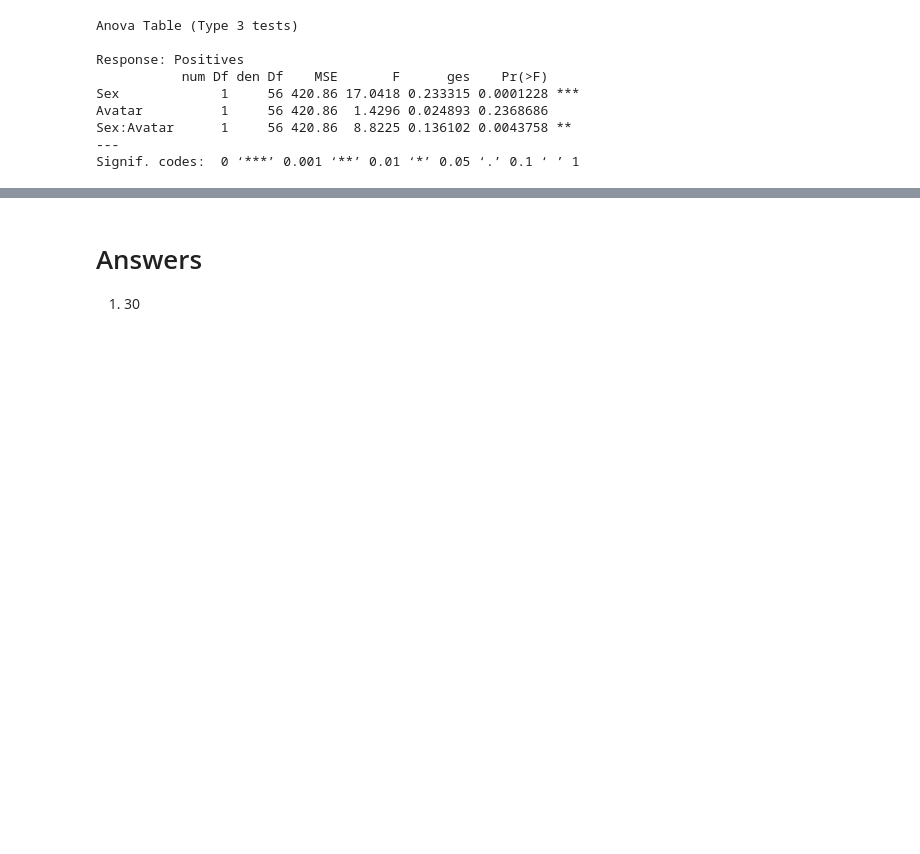
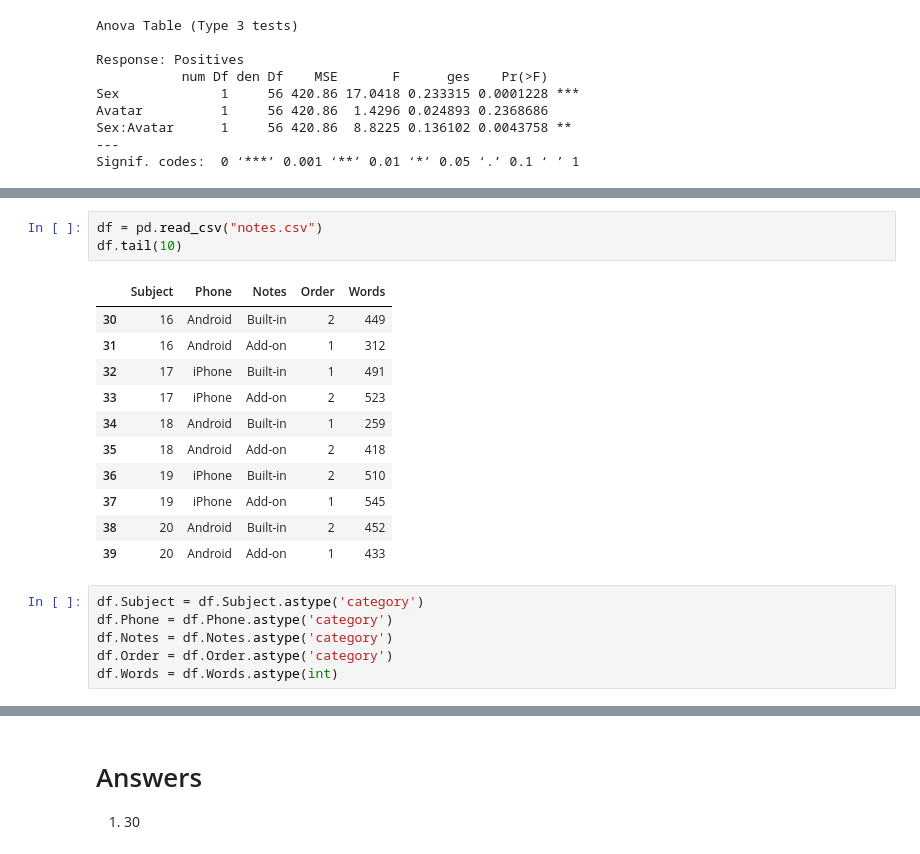
Before and after one commit to roland-hochmuth/designexperiments, a Jupyter notebook: week-7.ipynb, the cells around one changed output, grey strips where cells are left out. Cells and saved outputs as stored; diff of their text form; blank space fills up the shorter version.

```diff
--- a/week-7.ipynb
+++ b/week-7.ipynb
@@ -149,0 +183,21 @@ Signif. codes:  0 ‘***’ 0.001 ‘**’ 0.01 ‘*’ 0.05 ‘.’ 0.1 ‘ ’
+# %%
+df = pd.read_csv("notes.csv")
+df.tail(10)
+# %% [output]
+|  | Subject | Phone | Notes | Order | Words |
+| 30 | 16 | Android | Built-in | 2 | 449 |
+| 31 | 16 | Android | Add-on | 1 | 312 |
+| 32 | 17 | iPhone | Built-in | 1 | 491 |
+| 33 | 17 | iPhone | Add-on | 2 | 523 |
+| 34 | 18 | Android | Built-in | 1 | 259 |
+| 35 | 18 | Android | Add-on | 2 | 418 |
+| 36 | 19 | iPhone | Built-in | 2 | 510 |
+| 37 | 19 | iPhone | Add-on | 1 | 545 |
+| 38 | 20 | Android | Built-in | 2 | 452 |
+| 39 | 20 | Android | Add-on | 1 | 433 |
+# %%
+df.Subject = df.Subject.astype('category')
+df.Phone = df.Phone.astype('category')
+df.Notes = df.Notes.astype('category')
+df.Order = df.Order.astype('category')
+df.Words = df.Words.astype(int)
```
Also changed, not shown: parts of 10 cells of this notebook, 2 other files.
